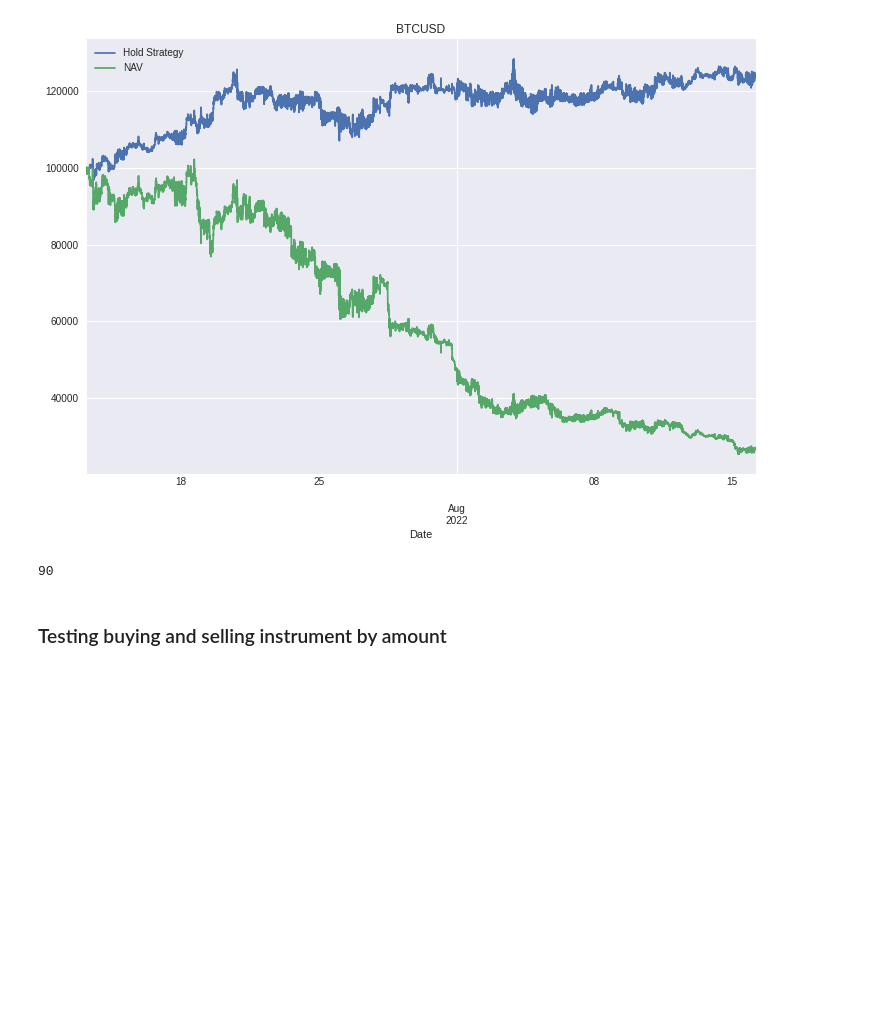
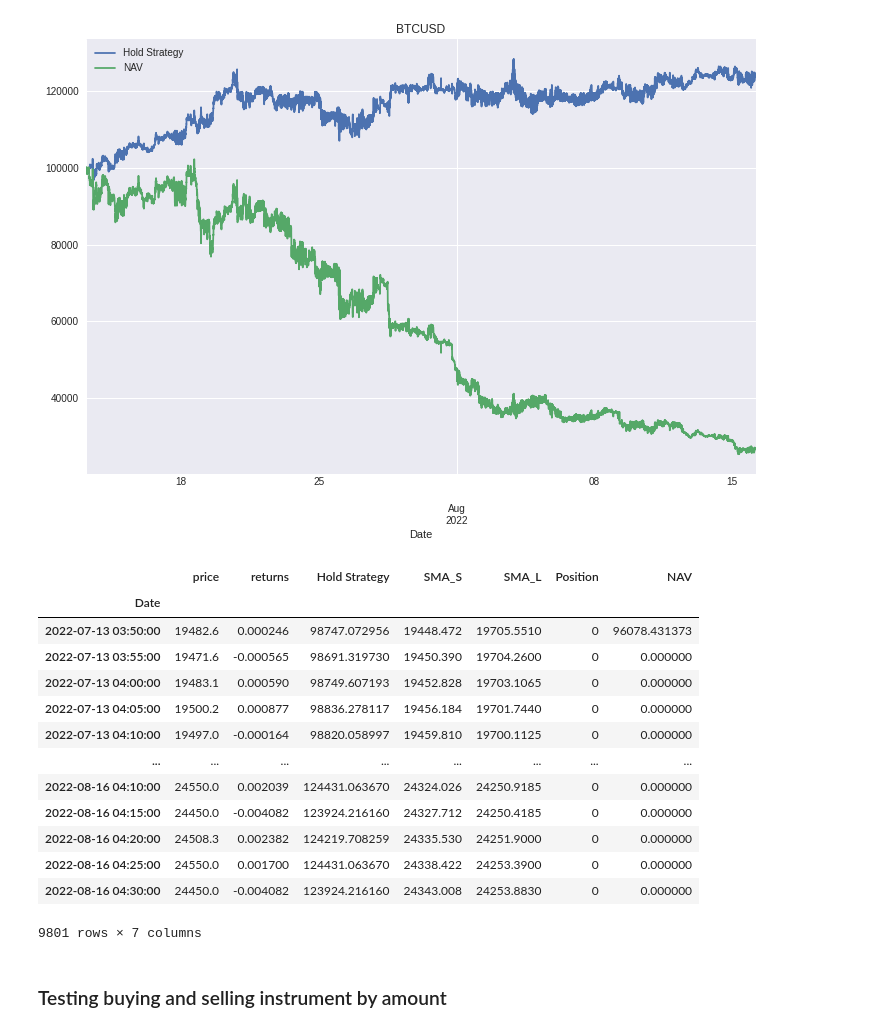
Before and after one commit to mauricioavs/trading-bot, a Jupyter notebook: Backtesters.ipynb, the cells around one changed output. Saved outputs shown, nothing was run; the diff lists cells and outputs as text; code cells hidden in the pictures; blank space fills up the shorter version.

```diff
--- a/Backtesters.ipynb
+++ b/Backtesters.ipynb
@@ -12,0 +60,7 @@ plt.style.use("seaborn")
+# %%
+#to calculate maintenance margin you should follow the formula:
+#Maintenance Margin = Notional Position Value * Maintenance Margin Rate - Maintenance Amount
+#Note: notional position value quantity of asset * current mark price =  current size of position
+#we use just price instead of mark price for simplicity!!
+mm = size * mmr - ma
+mm #maintenance margin
@@ -197,0 +374,3 @@ True
+# %%
+#liquidate a position at a certain time, it closes the position and mark it as liquidated
+order = order.liquidate_position(date = datetime.now())
@@ -206,10 +387,12 @@ class BinanceApi():
         self.start = start
         self.end = end
         self.initial_balance = amount
-        self.available_balance= amount #keeps unlevered balance (real balance)
-        self.open_orders = []
-        self.closed_orders= []
+        self.available_balance = amount #keeps unlevered balance (real balance)
+        self.open_orders = [] #stores open orders
+        self.closed_orders= [] #stores closed orders
+        self.liquidated_orders = 0 #stores count of liquidated orders
         self.trades = 0
+        self.paid_fees = 0 #accumulates paid fees
         self.use_fee = use_fee
         self.fee_maker = fee_maker #limit orders fee
         self.fee_taker = fee_taker #market orders fee (higher)
@@ -250,14 +433,17 @@ class BinanceApi():
               created_at = date,
               fee_maker = self.fee_maker,
               fee_taker = self.fee_taker,
-              use_fee = self.use_fee)
+              use_fee = self.use_fee,
+              symbol = self.symbol)
             order.open_position(date = date, entry_price = price)
+            self.paid_fees += order.opening_fee_as_amount
             self.open_orders.append(order)
             self.available_balance -= order.amount_to_spend
             self.trades += 1
         elif self.get_position() in [-1]: #closing short position
             order = self.open_orders[0]
             pos_value = order.close_position(date = date, price = price)
+            self.paid_fees += order.closing_fee_as_amount
             self.available_balance += pos_value
             self.open_orders = []
             self.closed_orders.append(order)
@@ -274,14 +460,17 @@ class BinanceApi():
               created_at = date,
               fee_maker = self.fee_maker,
               fee_taker = self.fee_taker,
-              use_fee = self.use_fee)
+              use_fee = self.use_fee,
+              symbol = self.symbol)
             order.open_position(date = date, entry_price = price)
+            self.paid_fees += order.opening_fee_as_amount
             self.open_orders.append(order)
             self.available_balance -= order.amount_to_spend
             self.trades += 1
         elif self.get_position() in [1]: #closing long position
             order = self.open_orders[0]
             pos_value = order.close_position(date = date, price = price)
+            self.paid_fees += order.closing_fee_as_amount
             self.available_balance += pos_value
             self.open_orders = []
             self.closed_orders.append(order)
@@ -301,6 +490,16 @@ class BinanceApi():
         if len(self.open_orders) == 0:
             return 0
         return self.open_orders[0].position
+
+    def verify_not_liquidation(self, bar):
+        date, price = self.get_values(bar)
+        if self.get_position() == 0: return #currently no open positions
+        order = self.open_orders[0]
+        if order.should_liquidate(price):
+            order.liquidate_position(date = date)
+            self.open_orders = []
+            self.closed_orders.append(order)
+            self.liquidated_orders += 1
 # %% [markdown]
 # Backtest class
 keeps strategies for automated trading
@@ -443,9 +664,22 @@ bc.plot_data(["Hold Strategy", "NAV"])
 # %% [output]
 [figure]
 # %%
-len(bc.closed_orders)
+bc.data
 # %% [output]
+|  | price | returns | Hold Strategy | SMA_S | SMA_L | Position | NAV |
+| Date |  |  |  |  |  |  |  |
+| 2022-07-13 03:50:00 | 19482.6 | 0.000246 | 98747.072956 | 19448.472 | 19705.5510 | 0 | 96078.431373 |
+| 2022-07-13 03:55:00 | 19471.6 | -0.000565 | 98691.319730 | 19450.390 | 19704.2600 | 0 | 0.000000 |
+| 2022-07-13 04:00:00 | 19483.1 | 0.000590 | 98749.607193 | 19452.828 | 19703.1065 | 0 | 0.000000 |
+| 2022-07-13 04:05:00 | 19500.2 | 0.000877 | 98836.278117 | 19456.184 | 19701.7440 | 0 | 0.000000 |
+| 2022-07-13 04:10:00 | 19497.0 | -0.000164 | 98820.058997 | 19459.810 | 19700.1125 | 0 | 0.000000 |
+| ... | ... | ... | ... | ... | ... | ... | ... |
+| 2022-08-16 04:10:00 | 24550.0 | 0.002039 | 124431.063670 | 24324.026 | 24250.9185 | 0 | 0.000000 |
+| 2022-08-16 04:15:00 | 24450.0 | -0.004082 | 123924.216160 | 24327.712 | 24250.4185 | 0 | 0.000000 |
+| 2022-08-16 04:20:00 | 24508.3 | 0.002382 | 124219.708259 | 24335.530 | 24251.9000 | 0 | 0.000000 |
+| 2022-08-16 04:25:00 | 24550.0 | 0.001700 | 124431.063670 | 24338.422 | 24253.3900 | 0 | 0.000000 |
+| 2022-08-16 04:30:00 | 24450.0 | -0.004082 | 123924.216160 | 24343.008 | 24253.8830 | 0 | 0.000000 |
-90
+9801 rows × 7 columns
 # %% [markdown]
 ### Testing buying and selling instrument by amount
 # %%
```
Also changed, not shown: parts of 20 cells of this notebook.
